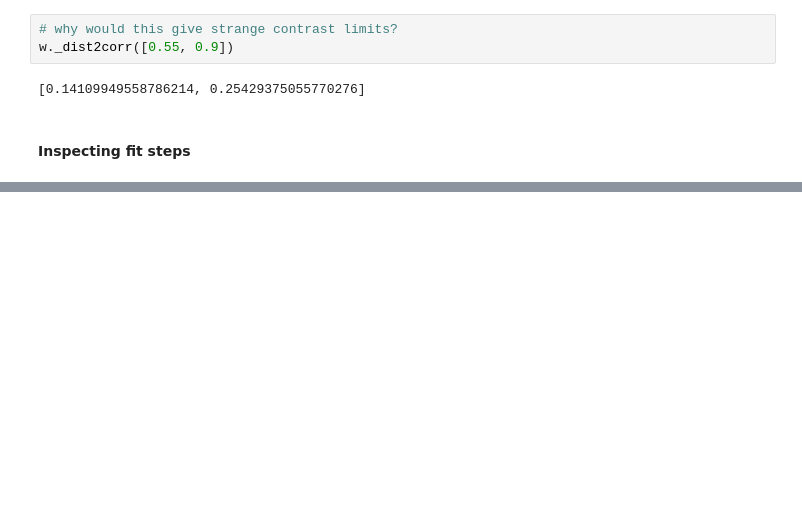
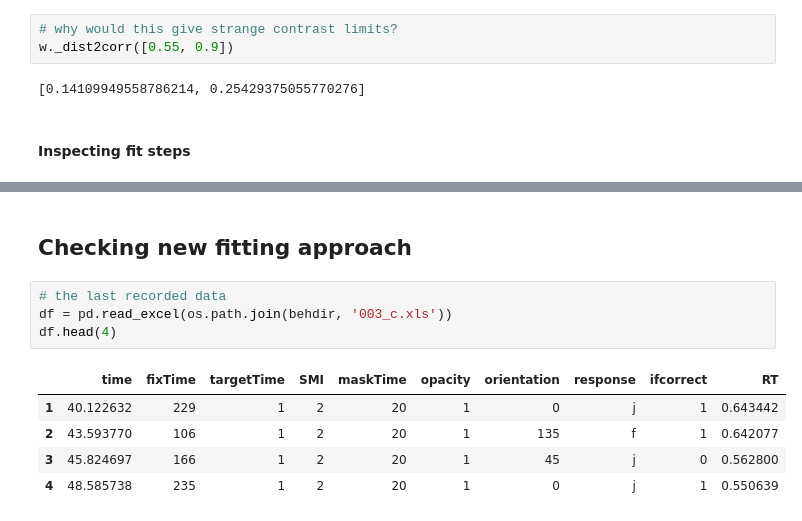
Before and after one commit to mmagnuski/GabCon-2015, a Jupyter notebook: behavior/FixFit.ipynb, the cells around one changed output, grey strips where cells are left out. Cells and saved outputs as stored; diff of their text form; blank space fills up the shorter version.

```diff
--- a/behavior/FixFit.ipynb
+++ b/behavior/FixFit.ipynb
@@ -283,0 +284,12 @@ contrast range: [0.20477113761776039, 0.33781868328494402]
+# %% [markdown]
+## Checking new fitting approach
+# %%
+# the last recorded data
+df = pd.read_excel(os.path.join(behdir, '003_c.xls'))
+df.head(4)
+# %% [output]
+|  | time | fixTime | targetTime | SMI | maskTime | opacity | orientation | response | ifcorrect | RT |
+| 1 | 40.122632 | 229 | 1 | 2 | 20 | 1 | 0 | j | 1 | 0.643442 |
+| 2 | 43.593770 | 106 | 1 | 2 | 20 | 1 | 135 | f | 1 | 0.642077 |
+| 3 | 45.824697 | 166 | 1 | 2 | 20 | 1 | 45 | j | 0 | 0.562800 |
+| 4 | 48.585738 | 235 | 1 | 2 | 20 | 1 | 0 | j | 1 | 0.550639 |
```
Also changed, not shown: parts of 13 cells of this notebook.
